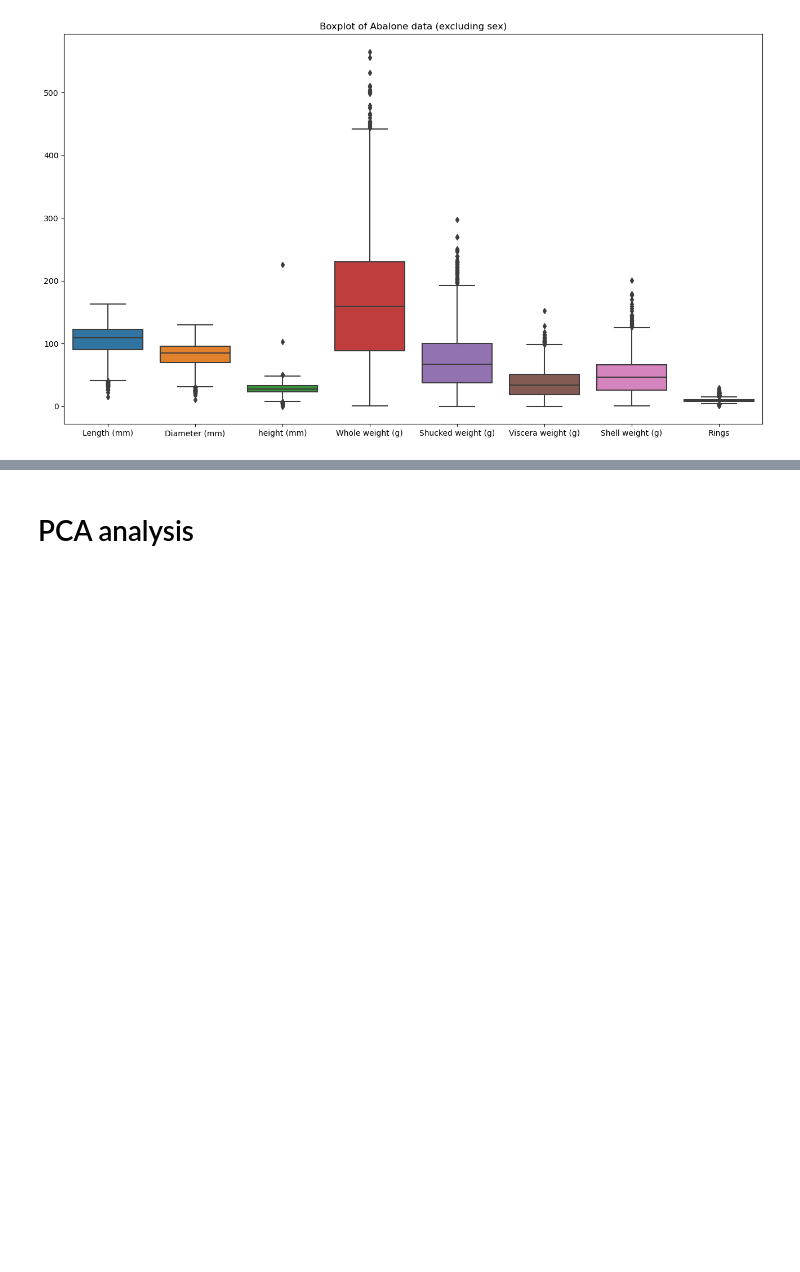
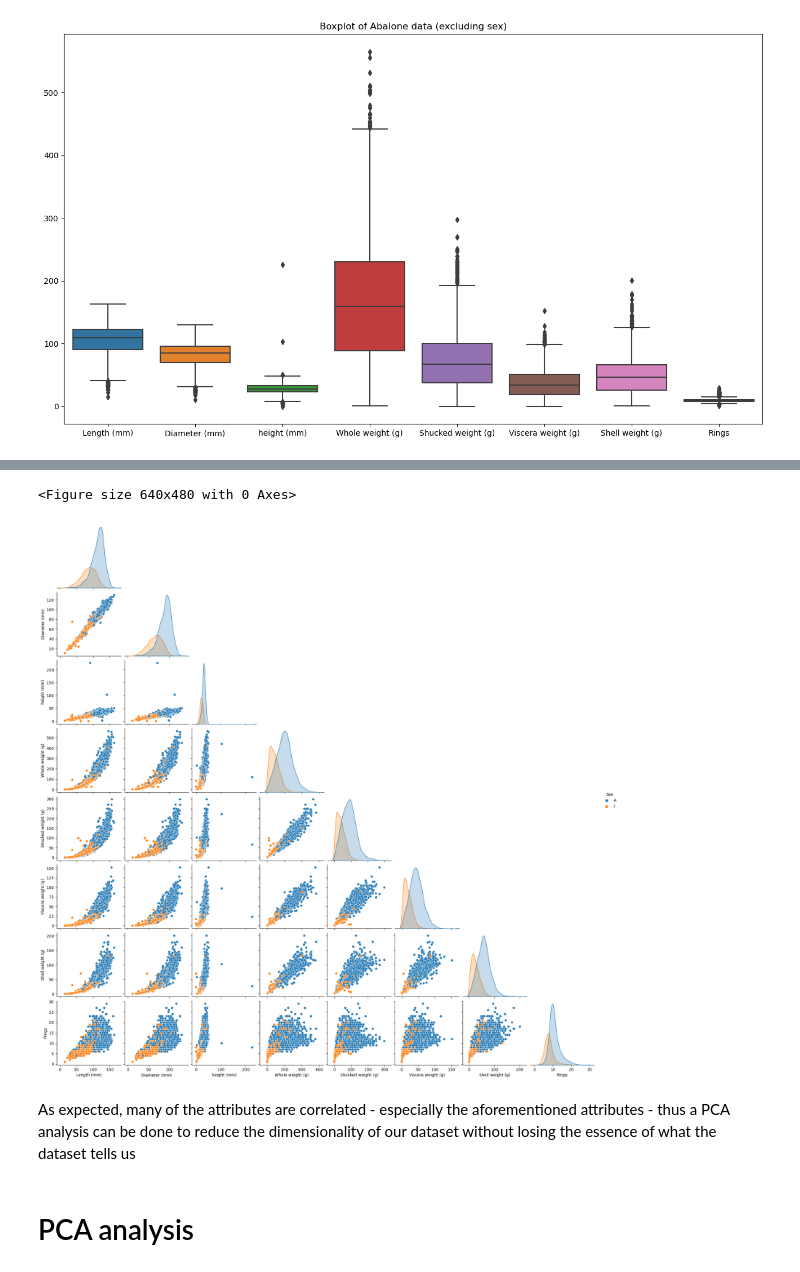
Before and after one commit to NusretSalli/ML-abalone, a Jupyter notebook: Abalone_ML.ipynb, the cells around one changed output, grey strips where cells are left out. Saved outputs shown, nothing was run; the diff lists cells and outputs as text; code cells hidden in the pictures; blank space fills up the shorter version.

```diff
--- a/Abalone_ML.ipynb
+++ b/Abalone_ML.ipynb
@@ -119,3 +113,12 @@ plt.show()
+# %%
+plt.figure()
+sns.pairplot(data_frame, hue = "Sex", corner = True) # we use the original data, to have our hue parameter
+plt.show()
+# %% [output]
+<Figure size 640x480 with 0 Axes>
+[figure, added]
+# %% [markdown]
+As expected, many of the attributes are correlated - especially the aforementioned attributes - thus a PCA analysis can be done to reduce the dimensionality of our dataset without losing the essence of what the dataset tells us
 # %% [markdown]
 # PCA analysis
 # %% [markdown]
```
Also changed, not shown: parts of 10 cells of this notebook.
